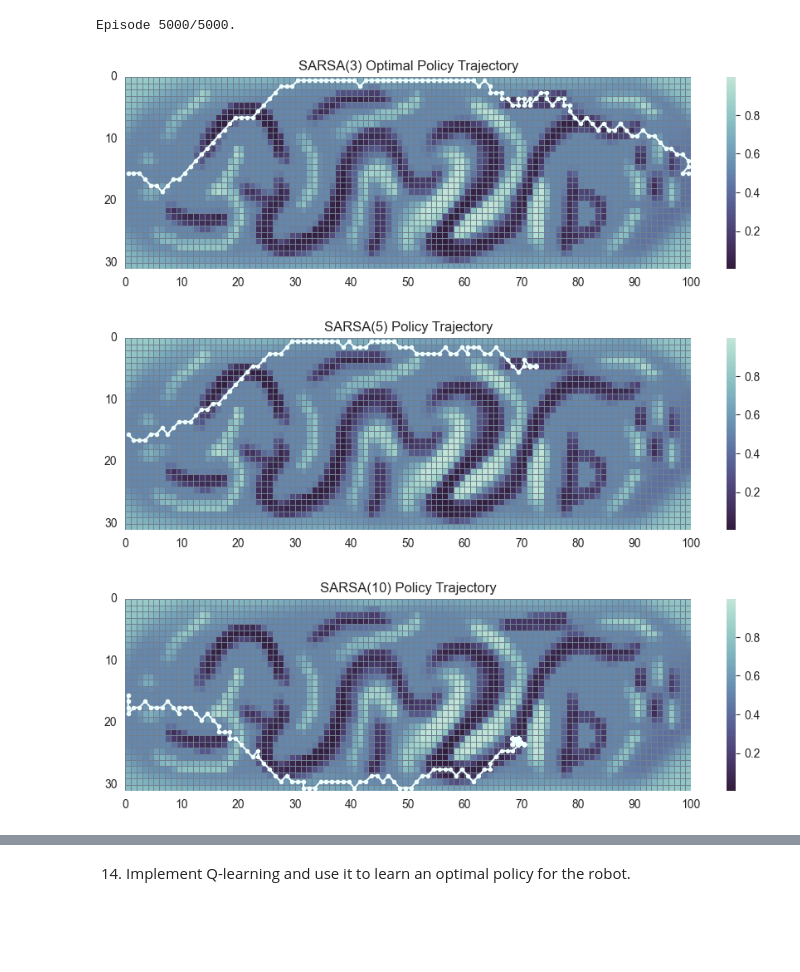
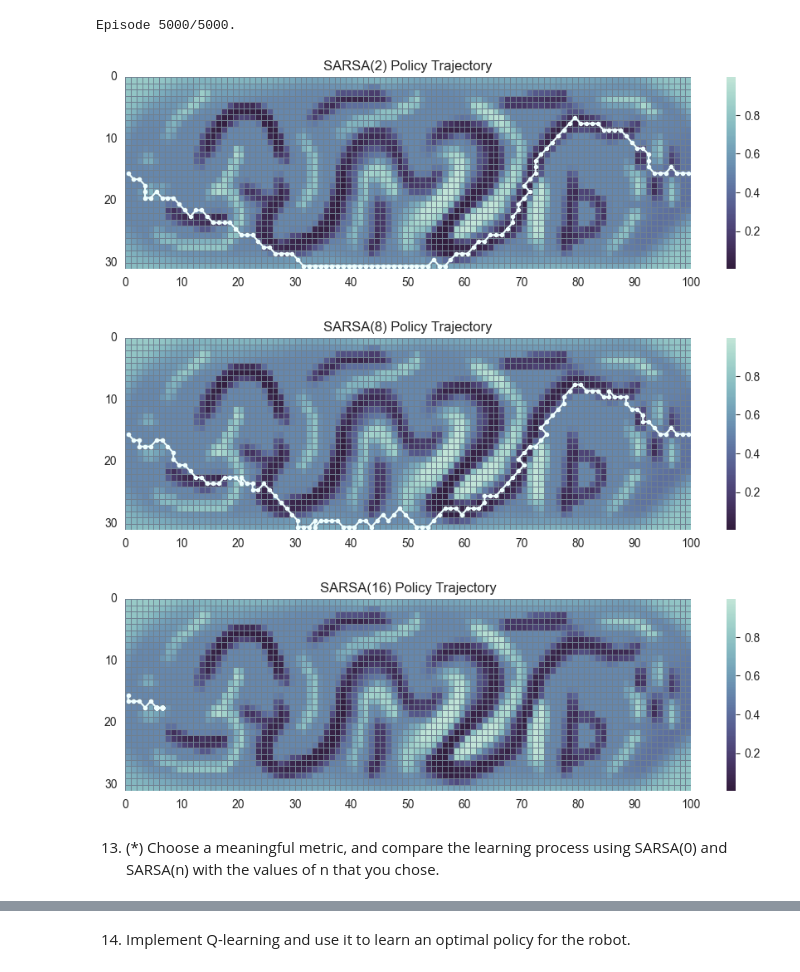
Before and after one commit to kuimetra/reinforcement_learning, a Jupyter notebook: problem_set3/main.ipynb, the cells around one changed output, grey strips where cells are left out. Drawn from its saved outputs; the diff is of its cells as text; code cells hidden in the pictures; blank space fills up the shorter version.

```diff
--- a/problem_set3/main.ipynb
+++ b/problem_set3/main.ipynb
@@ -305,11 +333,12 @@ plot_trajectory(env, sarsa0_trajectory, title="SARSA(0) Policy Trajectory")
 # %% [markdown]
 12. Implement SARSA(n) and use it to learn an optimal policy for the robot, considering at least three different values for n.
 # %%
-def sarsa_n(env, num_episodes, n, epsilon=0.8, alpha=0.1, gamma=1):
+def sarsa_n(env, num_episodes, n, epsilon_start=0.9, epsilon_decay=0.9999, epsilon_min=0.1, alpha=0.1, gamma=1):
     # reuse action-value function from task 2
     Q = np.copy(action_value_function)
 
     # initialize policy using epsilon-greedy method
+    epsilon = epsilon_start
     policy = eps_greedy_policy(Q, epsilon, env.action_space.n)
 
     stats = {"episode_length": [],
@@ -377,9 +406,12 @@ def sarsa_n(env, num_episodes, n, epsilon=0.8, alpha=0.1, gamma=1):
             if t < T:
                 action = actions[t]
 
+        epsilon = max(epsilon_min, epsilon_decay * epsilon)
+        policy = eps_greedy_policy(Q, epsilon, env.action_space.n)
+
     return Q, stats
 # %%
-sarsa3_Q, sarsa3_stats = sarsa_n(env, n=3, num_episodes=5000)
+sarsa2_Q, sarsa2_stats = sarsa_n(env, n=2, num_episodes=5000)
 # %% [output]
 Episode 5000/5000.
 # %%
@@ -391,9 +423,9 @@ sarsa10_Q, sarsa10_stats = sarsa_n(env, n=10, num_episodes=5000)
 # %% [output]
 Episode 5000/5000.
 # %%
-sarsa3_trajectory = get_trajectory(env, Q=sarsa3_Q)
+sarsa2_trajectory = get_trajectory(env, Q=sarsa2_Q)
 # %%
-plot_trajectory(env, sarsa3_trajectory, title="SARSA(3) Policy Trajectory")
+plot_trajectory(env, sarsa2_trajectory, title="SARSA(2) Policy Trajectory")
 # %% [output]
-[figure, old version]
+[figure, new version]
 # %%
@@ -401,5 +433,5 @@ sarsa5_trajectory = get_trajectory(env, Q=sarsa5_Q)
 # %%
-plot_trajectory(env, sarsa5_trajectory, title="SARSA(5) Policy Trajectory")
+plot_trajectory(env, sarsa8_trajectory, title="SARSA(8) Policy Trajectory")
 # %% [output]
-[figure, old version]
+[figure, new version]
 # %%
@@ -407,4 +439,6 @@ sarsa10_trajectory = get_trajectory(env, Q=sarsa10_Q)
 # %%
-plot_trajectory(env, sarsa10_trajectory, title="SARSA(10) Policy Trajectory")
+plot_trajectory(env, sarsa16_trajectory, title="SARSA(16) Policy Trajectory")
 # %% [output]
-[figure, old version]
+[figure, new version]
+# %% [markdown]
+13. (*) Choose a meaningful metric, and compare the learning process using SARSA(0) and SARSA(n) with the values of n that you chose.
```
Also changed, not shown: parts of 21 cells of this notebook.
